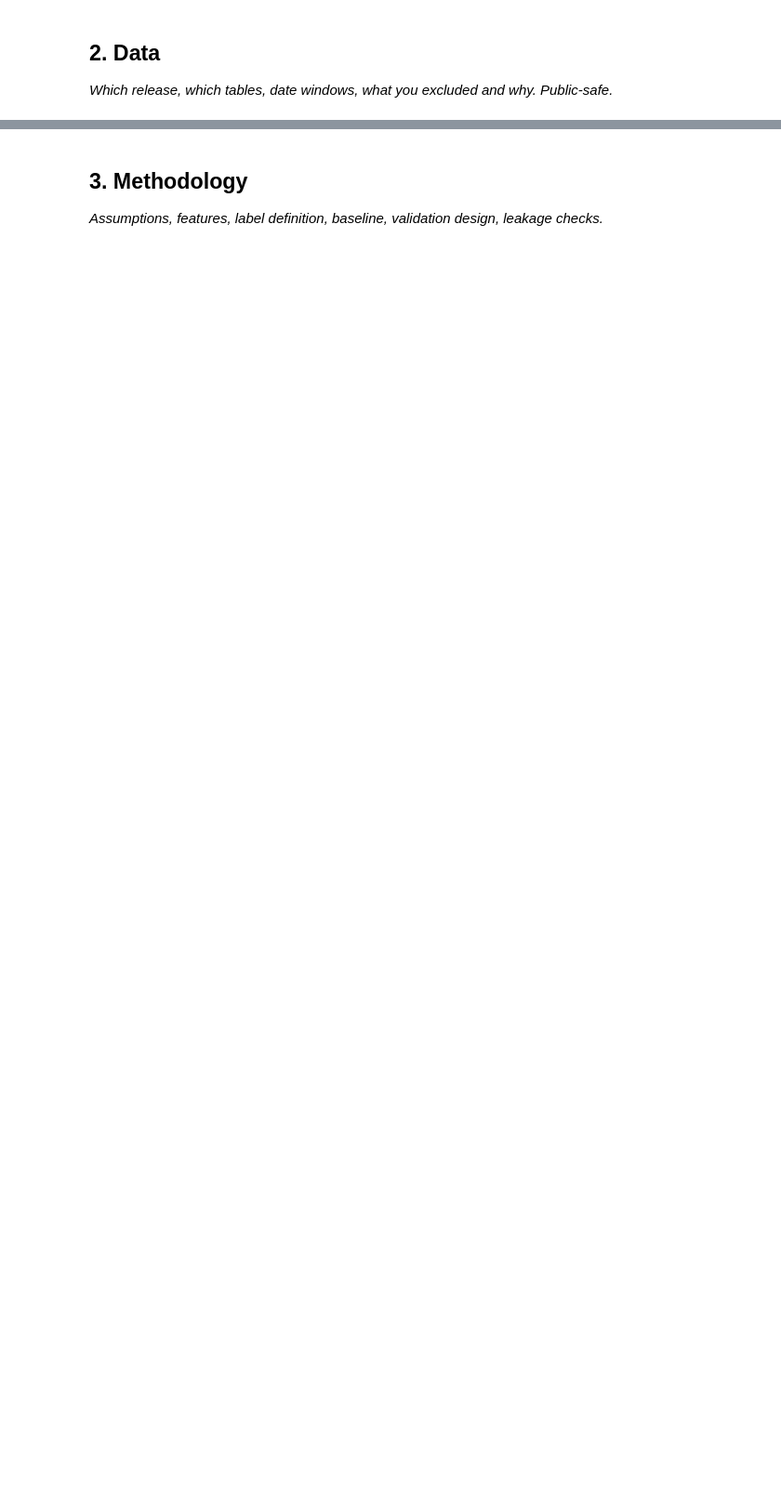
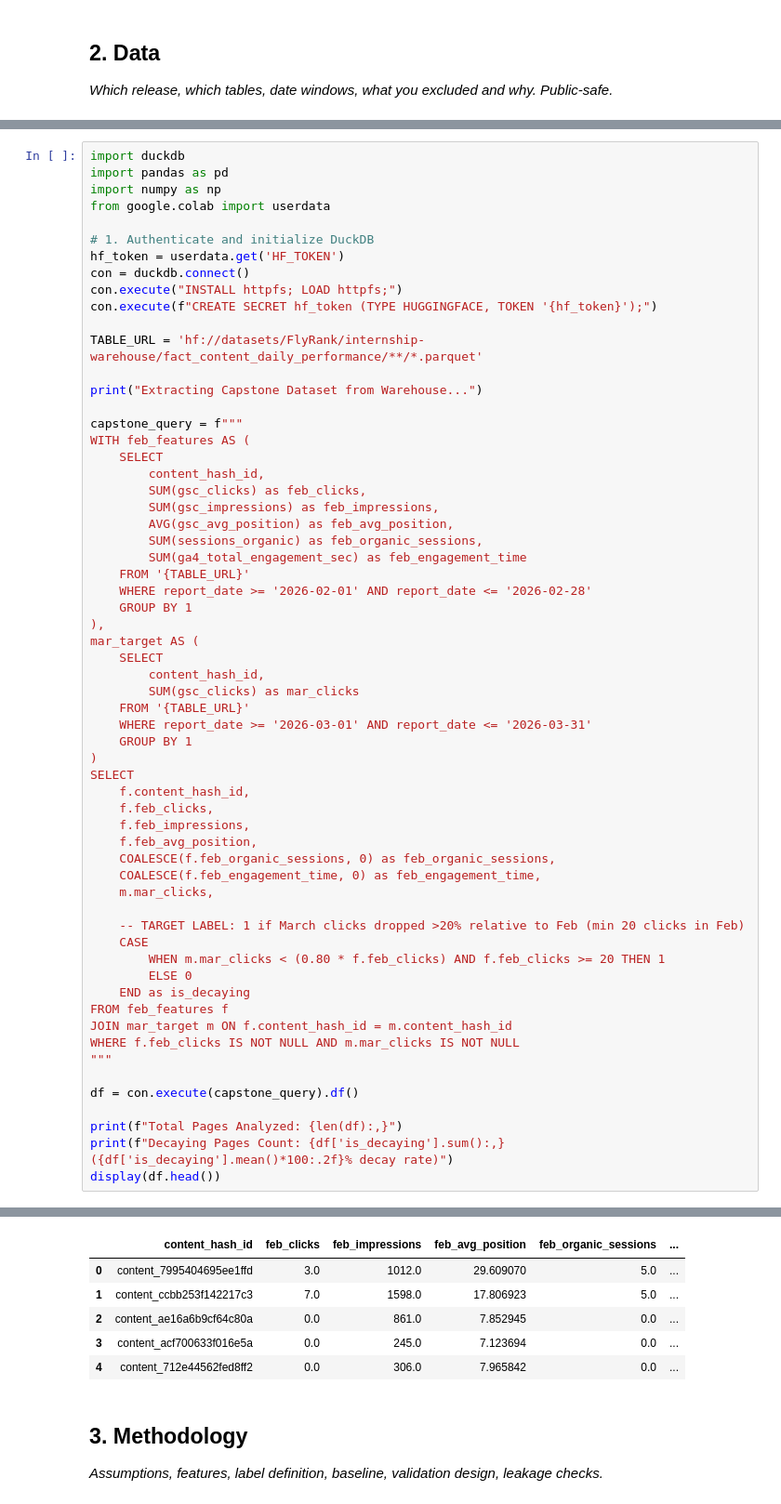
Before and after one commit to shahid-nawazai/flyrank-ml-internship-starter, a Jupyter notebook: work/notebooks/capstone.ipynb, the cells around one changed output, grey strips where cells are left out. Shown at 93% size. Saved outputs shown, nothing was run; the diff lists cells and outputs as text; blank space fills up the shorter version.

```diff
--- a/work/notebooks/capstone.ipynb
+++ b/work/notebooks/capstone.ipynb
@@ -16,0 +43,62 @@ This skeleton is yours to fill. Work the sections **in order** — each one has
+# %%
+import duckdb
+import pandas as pd
+import numpy as np
+from google.colab import userdata
+
+# 1. Authenticate and initialize DuckDB
+hf_token = userdata.get('HF_TOKEN')
+con = duckdb.connect()
+con.execute("INSTALL httpfs; LOAD httpfs;")
+con.execute(f"CREATE SECRET hf_token (TYPE HUGGINGFACE, TOKEN '{hf_token}');")
+
+TABLE_URL = 'hf://datasets/FlyRank/internship-warehouse/fact_content_daily_performance/**/*.parquet'
+
+print("Extracting Capstone Dataset from Warehouse...")
+
+capstone_query = f"""
+WITH feb_features AS (
+    SELECT
+        content_hash_id,
+        SUM(gsc_clicks) as feb_clicks,
+        SUM(gsc_impressions) as feb_impressions,
+        AVG(gsc_avg_position) as feb_avg_position,
+        SUM(sessions_organic) as feb_organic_sessions,
+        SUM(ga4_total_engagement_sec) as feb_engagement_time
+    FROM '{TABLE_URL}'
+    WHERE report_date >= '2026-02-01' AND report_date <= '2026-02-28'
+    GROUP BY 1
+),
+mar_target AS (
+    SELECT
+        content_hash_id,
+        SUM(gsc_clicks) as mar_clicks
+    FROM '{TABLE_URL}'
+    WHERE report_date >= '2026-03-01' AND report_date <= '2026-03-31'
+    GROUP BY 1
+)
+SELECT
+    f.content_hash_id,
+    f.feb_clicks,
+    f.feb_impressions,
+    f.feb_avg_position,
+    COALESCE(f.feb_organic_sessions, 0) as feb_organic_sessions,
+    COALESCE(f.feb_engagement_time, 0) as feb_engagement_time,
+    m.mar_clicks,
+
+    -- TARGET LABEL: 1 if March clicks dropped >20% relative to Feb (min 20 clicks in Feb)
+    CASE
+        WHEN m.mar_clicks < (0.80 * f.feb_clicks) AND f.feb_clicks >= 20 THEN 1
+        ELSE 0
+    END as is_decaying
+FROM feb_features f
+JOIN mar_target m ON f.content_hash_id = m.content_hash_id
+WHERE f.feb_clicks IS NOT NULL AND m.mar_clicks IS NOT NULL
+"""
+
+df = con.execute(capstone_query).df()
+
+print(f"Total Pages Analyzed: {len(df):,}")
+print(f"Decaying Pages Count: {df['is_decaying'].sum():,} ({df['is_decaying'].mean()*100:.2f}% decay rate)")
+display(df.head())
+# %% [output]
@@ -17,3 +108,9 @@ This skeleton is yours to fill. Work the sections **in order** — each one has
+|  | content_hash_id | feb_clicks | feb_impressions | feb_avg_position | feb_organic_sessions | ... |
+| 0 | content_7995404695ee1ffd | 3.0 | 1012.0 | 29.609070 | 5.0 | ... |
+| 1 | content_ccbb253f142217c3 | 7.0 | 1598.0 | 17.806923 | 5.0 | ... |
+| 2 | content_ae16a6b9cf64c80a | 0.0 | 861.0 | 7.852945 | 0.0 | ... |
+| 3 | content_acf700633f016e5a | 0.0 | 245.0 | 7.123694 | 0.0 | ... |
+| 4 | content_712e44562fed8ff2 | 0.0 | 306.0 | 7.965842 | 0.0 | ... |
 # %% [markdown]
 ## 3. Methodology
 
```
Also changed, not shown: parts of 9 cells of this notebook.
